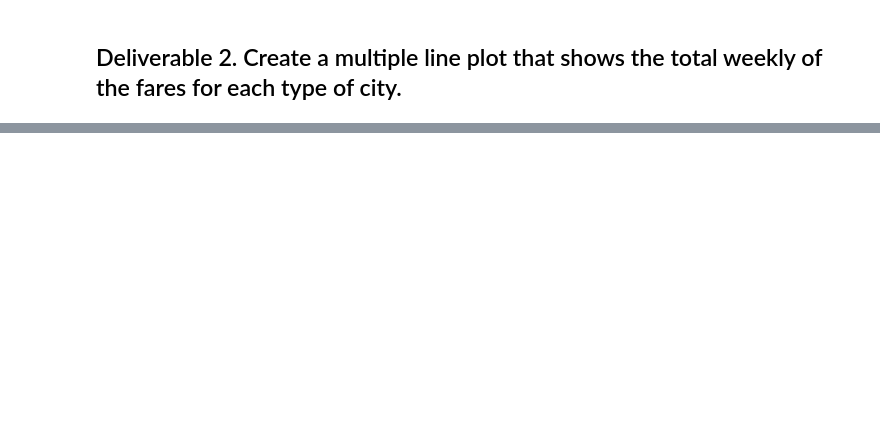
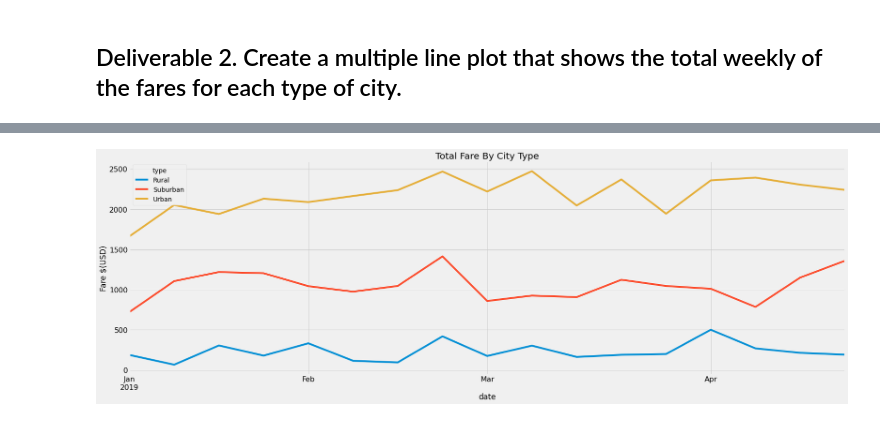
Before and after one commit to michaelangelo-kodjoe/PyBer_Analysis, a Jupyter notebook: PyBer_Challenge_.ipynb, the cells around one changed output, grey strips where cells are left out. Saved outputs shown, nothing was run; the diff lists cells and outputs as text; code cells hidden in the pictures; blank space fills up the shorter version.

```diff
--- a/PyBer_Challenge_.ipynb
+++ b/PyBer_Challenge_.ipynb
@@ -125,5 +170,9 @@ pyber_summary_df
 # %%
 # 4. Create a pivot table with the 'date' as the index, the columns ='type', and values='fare'
 # to get the total fares for each type of city by the date.
+
+fare_date_pivot = fare_date_df.pivot(index="date", columns='type', values= 'fare')
 # %%
 # 5. Create a new DataFrame from the pivot table DataFrame using loc on the given dates, '2019-01-01':'2019-04-29'.
+new_dates_df = fare_date_pivot.loc['2019-01-01':'2019-04-29']
+new_dates_df
@@ -130,3 +194,4 @@ pyber_summary_df
 # %%
 # 6. Set the "date" index to datetime datatype. This is necessary to use the resample() method in Step 8.
-# df.index = pd.to_datetime(df.index)
+new_dates_df.index = pd.to_datetime(new_dates_df.index)
+new_dates_df
@@ -135,2 +227,4 @@ pyber_summary_df
 # %%
 # 8. Create a new DataFrame using the "resample()" function by week 'W' and get the sum of the fares for each week.
+new_date_resample = new_dates_df.resample('w').sum()
+new_date_resample.head(10)
@@ -137,7 +244,17 @@ pyber_summary_df
 # %%
 # 8. Using the object-oriented interface method, plot the resample DataFrame using the df.plot() function.
 
 # Import the style from Matplotlib.
 from matplotlib import style
+import matplotlib.dates as mdates
+import time
+new_date_resample.plot(figsize=(25, 8), kind='line')
+plt.title('Total Fare By City Type')
+plt.ylabel('Fare $(USD)')
+plt.xticks(fontsize= 16)
+plt.yticks(fontsize= 16)
+
 # Use the graph style fivethirtyeight.
 style.use('fivethirtyeight')
+# %% [output]
+[figure, added]
```
Also changed, not shown: parts of 10 cells of this notebook.
